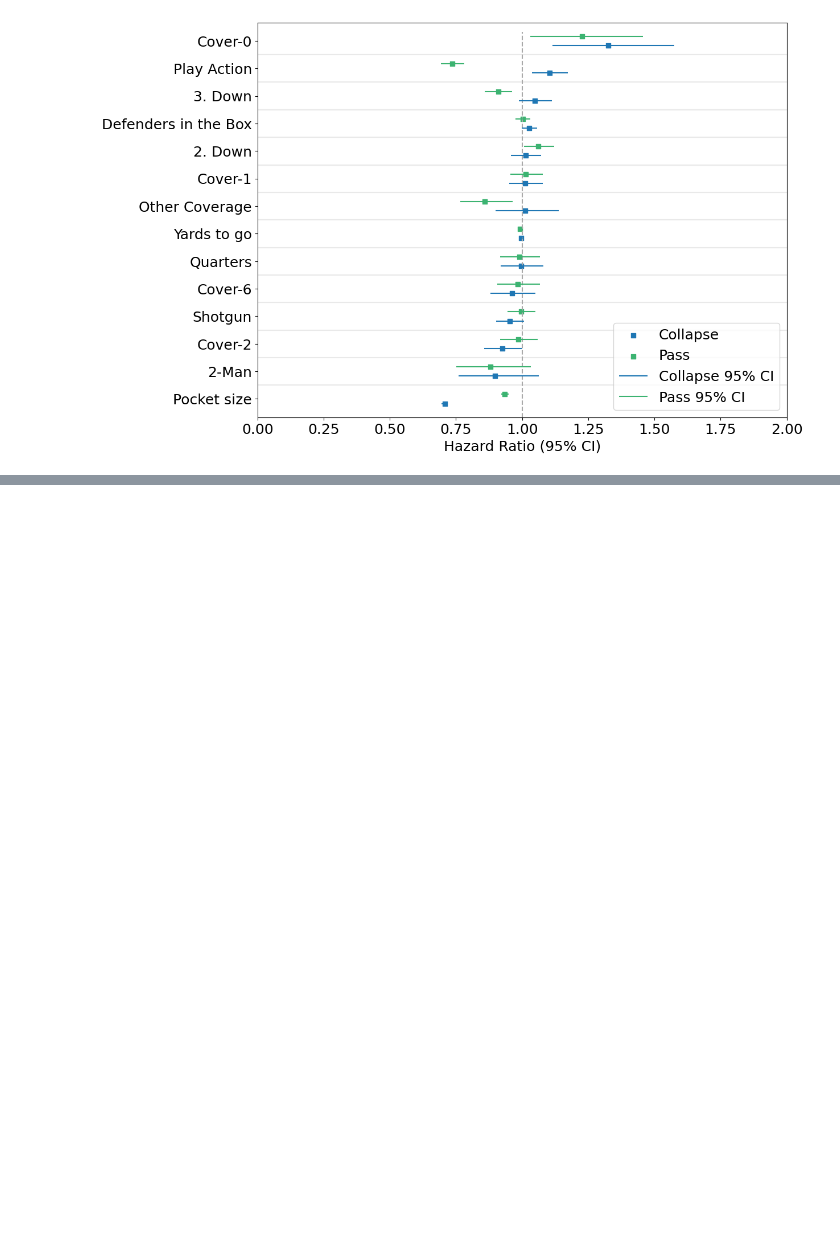
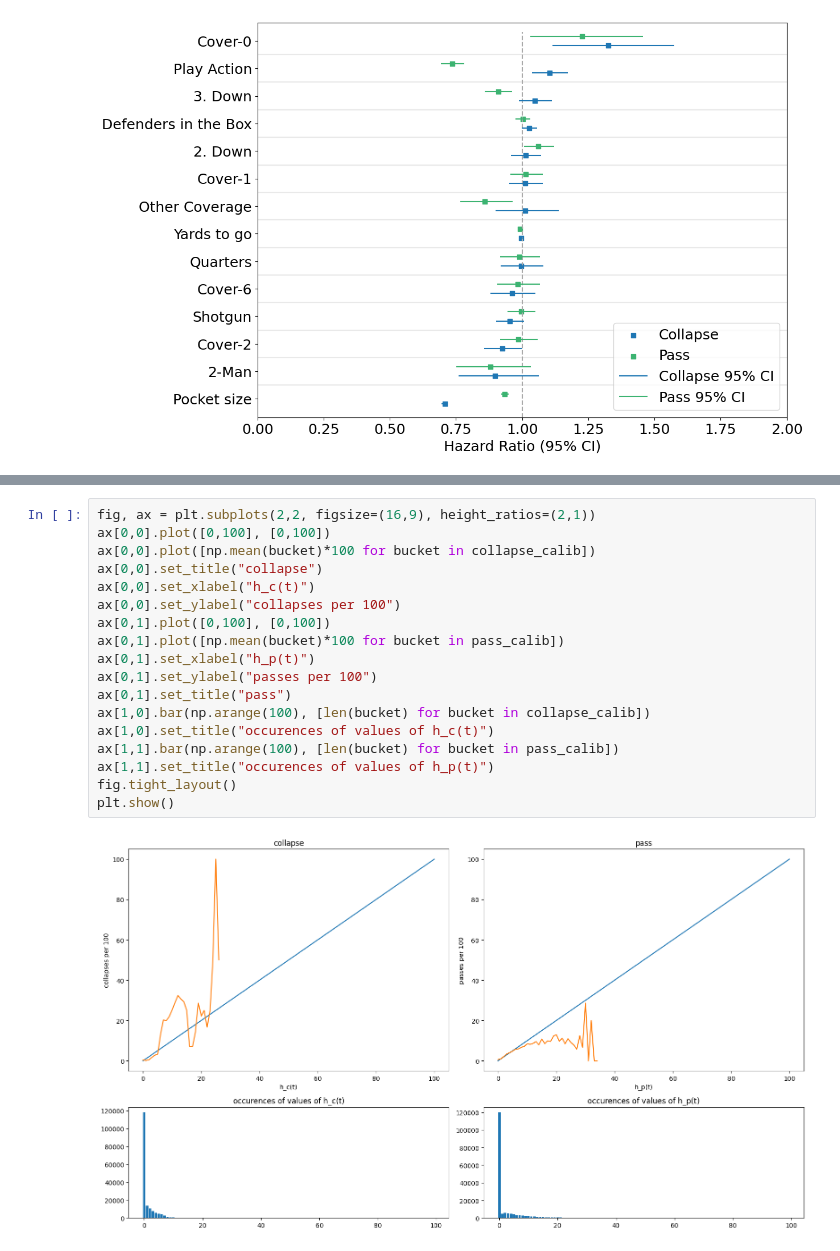
Before and after one commit to maschill/NFLPocketSurvival, a Jupyter notebook: cox_time_varying.ipynb, the cells around one changed output, grey strips where cells are left out. Saved outputs shown, nothing was run; the diff lists cells and outputs as text; blank space fills up the shorter version.

```diff
--- a/cox_time_varying.ipynb
+++ b/cox_time_varying.ipynb
@@ -440,0 +558,20 @@ collapse_ctv.confidence_intervals_
+# %%
+fig, ax = plt.subplots(2,2, figsize=(16,9), height_ratios=(2,1))
+ax[0,0].plot([0,100], [0,100])
+ax[0,0].plot([np.mean(bucket)*100 for bucket in collapse_calib])
+ax[0,0].set_title("collapse")
+ax[0,0].set_xlabel("h_c(t)")
+ax[0,0].set_ylabel("collapses per 100")
+ax[0,1].plot([0,100], [0,100])
+ax[0,1].plot([np.mean(bucket)*100 for bucket in pass_calib])
+ax[0,1].set_xlabel("h_p(t)")
+ax[0,1].set_ylabel("passes per 100")
+ax[0,1].set_title("pass")
+ax[1,0].bar(np.arange(100), [len(bucket) for bucket in collapse_calib])
+ax[1,0].set_title("occurences of values of h_c(t)")
+ax[1,1].bar(np.arange(100), [len(bucket) for bucket in pass_calib])
+ax[1,1].set_title("occurences of values of h_p(t)")
+fig.tight_layout()
+plt.show()
+# %% [output]
+[figure, added]
```
Also changed, not shown: parts of 12 cells of this notebook.
